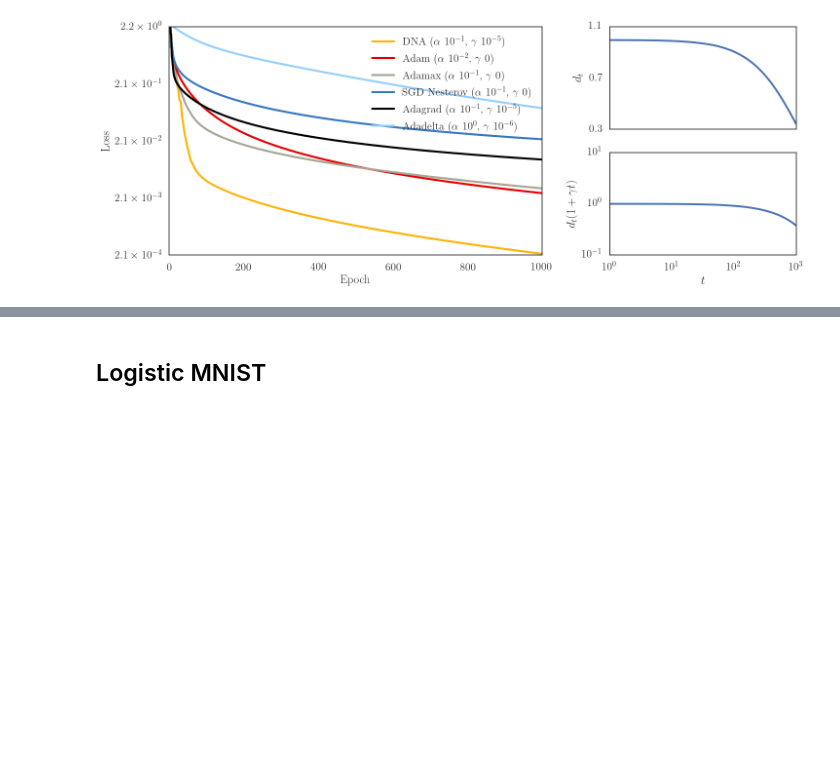
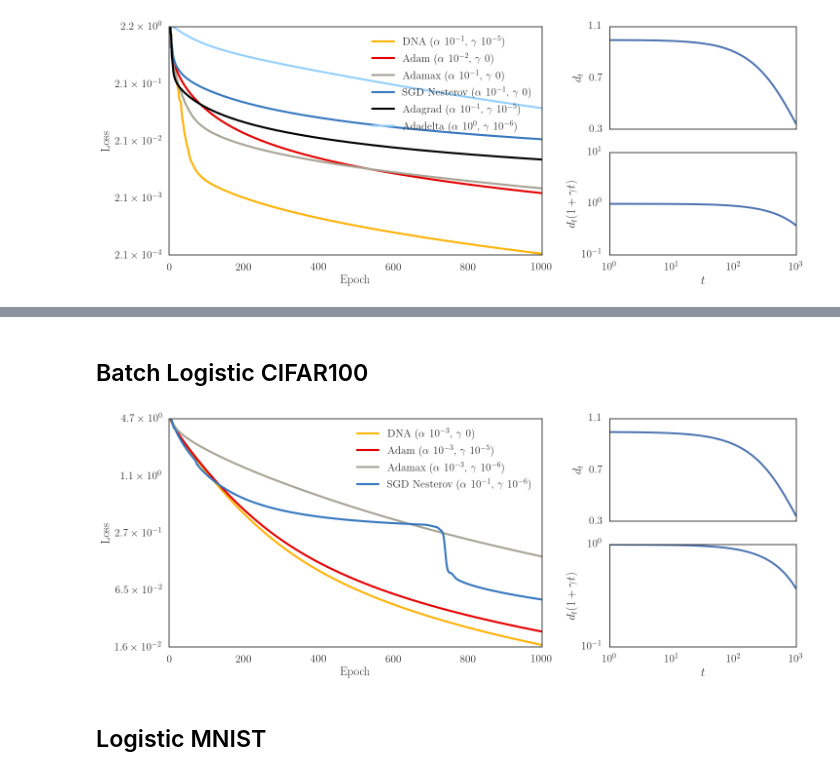
Before and after one commit to jayanthkoushik/sgd-feedback, a Jupyter notebook: src/compare_opts.ipynb, the cells around one changed output, grey strips where cells are left out. Cells and saved outputs as stored; diff of their text form; code cells hidden in the pictures; blank space fills up the shorter version.

```diff
--- a/src/compare_opts.ipynb
+++ b/src/compare_opts.ipynb
@@ -180,3 +186,9 @@ generic_visexp_visualize("batch_logistic", "mnist")
+# %% [markdown]
+## Batch Logistic CIFAR100
+# %%
+generic_visexp_visualize("batch_logistic", "cifar100")
+# %% [output]
+[figure, added]
 # %% [markdown]
 ## Logistic MNIST
 # %%
```
Also changed, not shown: parts of 3 cells of this notebook, 8 other files.
